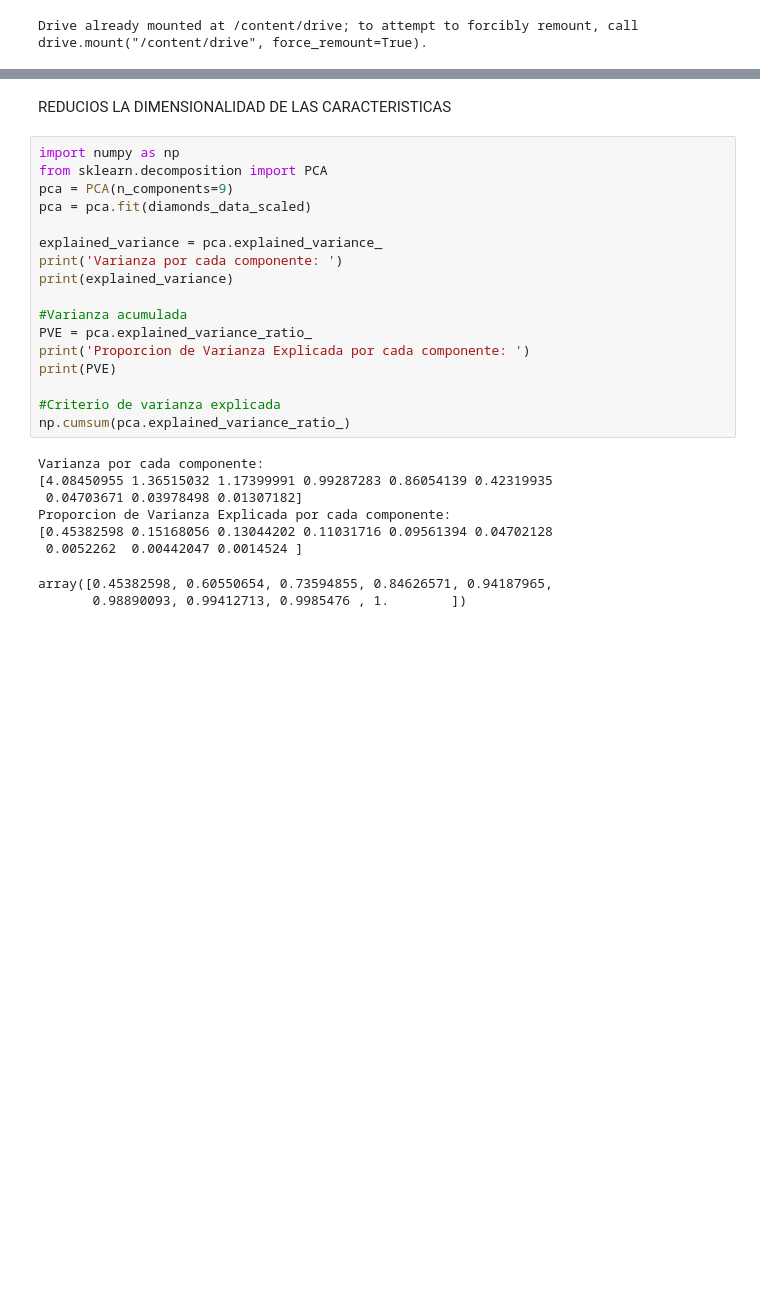
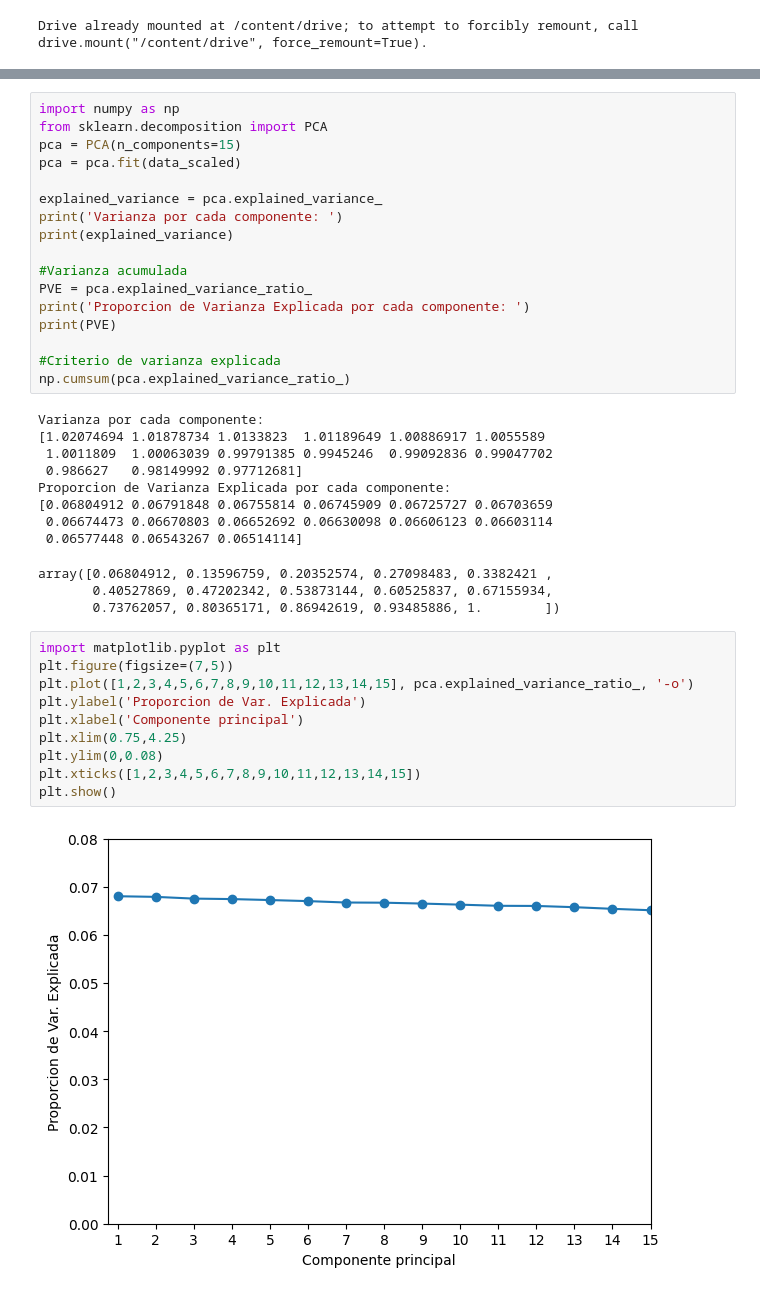
Before and after one commit to GallardoCoriaMarcelo/Laboratorios, a Jupyter notebook: 2do_Parcial.ipynb, the cells around one changed output, grey strips where cells are left out. Drawn from its saved outputs; the diff is of its cells as text; blank space fills up the shorter version.

```diff
--- a/2do_Parcial.ipynb
+++ b/2do_Parcial.ipynb
@@ -132,10 +156,8 @@ print(diamonds_data_scaled)
-# %% [markdown]
-REDUCIOS LA DIMENSIONALIDAD DE LAS CARACTERISTICAS
 # %%
 import numpy as np
 from sklearn.decomposition import PCA
-pca = PCA(n_components=9)
-pca = pca.fit(diamonds_data_scaled)
+pca = PCA(n_components=15)
+pca = pca.fit(data_scaled)
 
 explained_variance = pca.explained_variance_
 print('Varianza por cada componente: ')
@@ -150,11 +172,26 @@ print(PVE)
 np.cumsum(pca.explained_variance_ratio_)
 # %% [output]
 Varianza por cada componente:
-[4.08450955 1.36515032 1.17399991 0.99287283 0.86054139 0.42319935
- 0.04703671 0.03978498 0.01307182]
+[1.02074694 1.01878734 1.0133823  1.01189649 1.00886917 1.0055589
+ 1.0011809  1.00063039 0.99791385 0.9945246  0.99092836 0.99047702
+ 0.986627   0.98149992 0.97712681]
 Proporcion de Varianza Explicada por cada componente:
-[0.45382598 0.15168056 0.13044202 0.11031716 0.09561394 0.04702128
- 0.0052262  0.00442047 0.0014524 ]
+[0.06804912 0.06791848 0.06755814 0.06745909 0.06725727 0.06703659
+ 0.06674473 0.06670803 0.06652692 0.06630098 0.06606123 0.06603114
+ 0.06577448 0.06543267 0.06514114]
-array([0.45382598, 0.60550654, 0.73594855, 0.84626571, 0.94187965,
-       0.98890093, 0.99412713, 0.9985476 , 1.        ])
+array([0.06804912, 0.13596759, 0.20352574, 0.27098483, 0.3382421 ,
+       0.40527869, 0.47202342, 0.53873144, 0.60525837, 0.67155934,
+       0.73762057, 0.80365171, 0.86942619, 0.93485886, 1.        ])
+# %%
+import matplotlib.pyplot as plt
+plt.figure(figsize=(7,5))
+plt.plot([1,2,3,4,5,6,7,8,9,10,11,12,13,14,15], pca.explained_variance_ratio_, '-o')
+plt.ylabel('Proporcion de Var. Explicada')
+plt.xlabel('Componente principal')
+plt.xlim(0.75,4.25)
+plt.ylim(0,0.08)
+plt.xticks([1,2,3,4,5,6,7,8,9,10,11,12,13,14,15])
+plt.show()
+# %% [output]
+[figure, added]
 # %%
```
Also changed, not shown: parts of 26 cells of this notebook.
